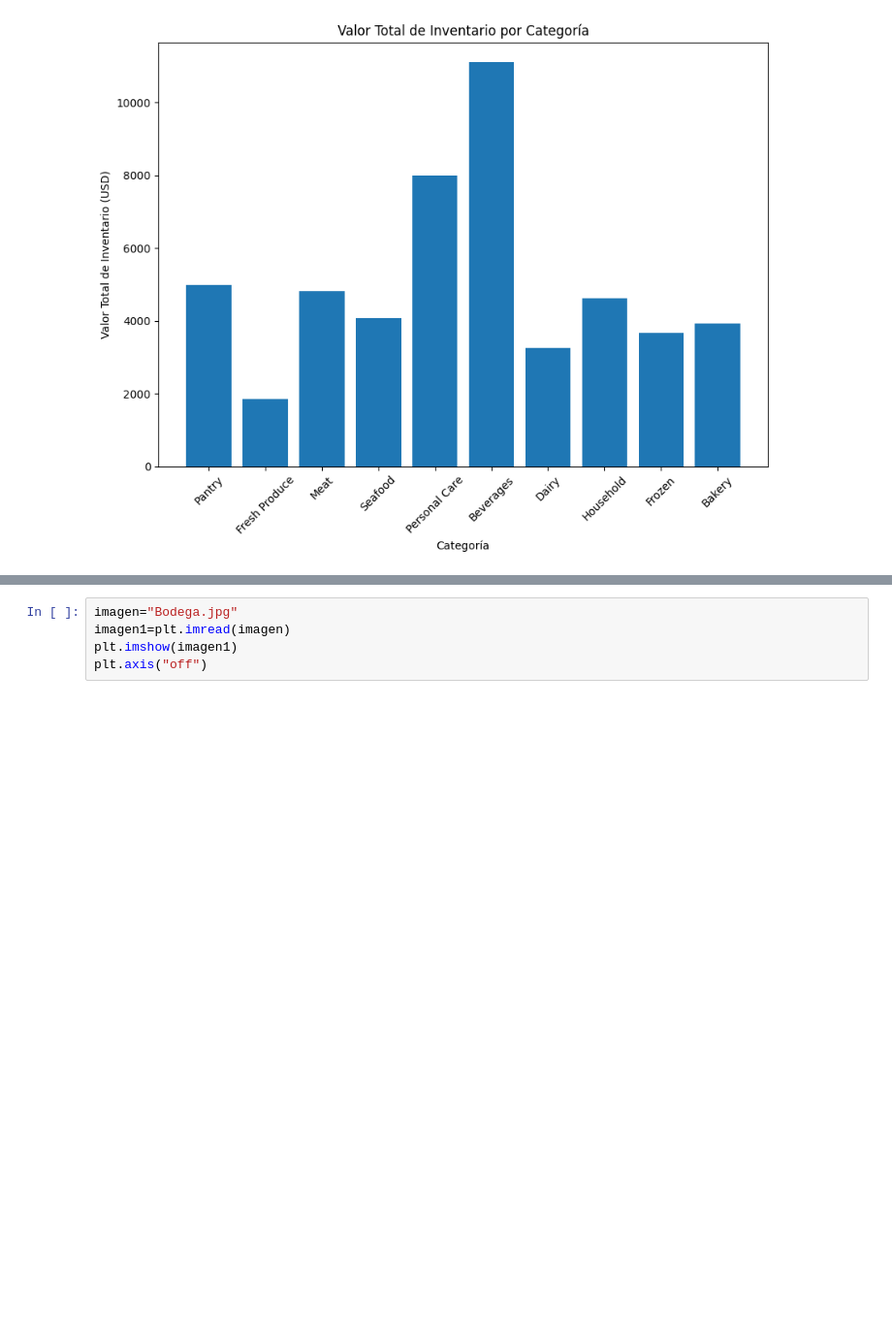
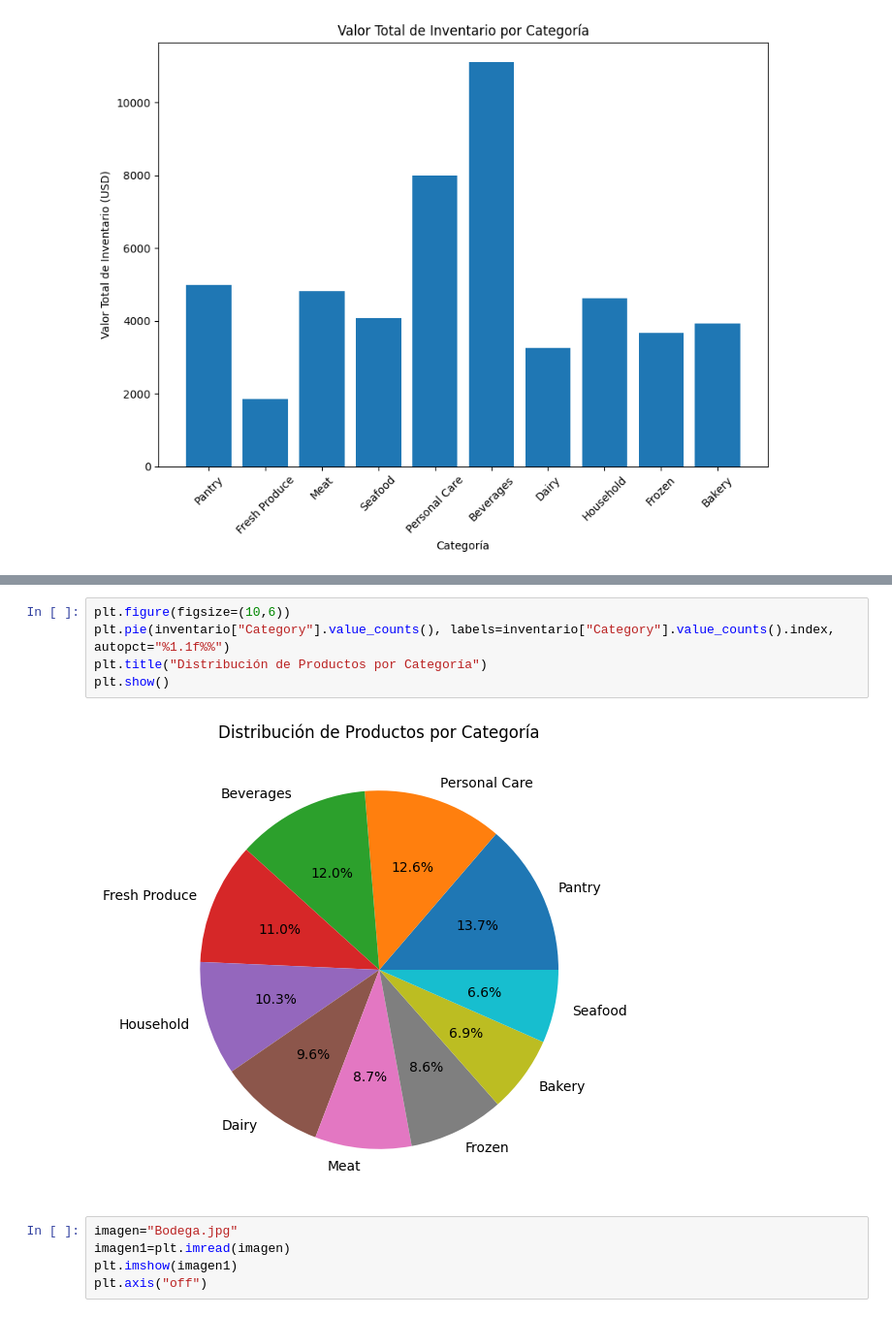
Before and after one commit to JTorres1309/ClaseCD, a Jupyter notebook: Proyecto/index1.ipynb, the cells around one changed output, grey strips where cells are left out. Shown at 97% size. Cells and saved outputs as stored; diff of their text form; blank space fills up the shorter version.

```diff
--- a/Proyecto/index1.ipynb
+++ b/Proyecto/index1.ipynb
@@ -140,3 +177,10 @@ plt.show()
+# %%
+plt.figure(figsize=(10,6))
+plt.pie(inventario["Category"].value_counts(), labels=inventario["Category"].value_counts().index, autopct="%1.1f%%")
+plt.title("Distribución de Productos por Categoría")
+plt.show()
+# %% [output]
+[figure, added]
 # %%
 imagen="Bodega.jpg"
 imagen1=plt.imread(imagen)
```
Also changed, not shown: parts of 3 cells of this notebook, 2 other files.
